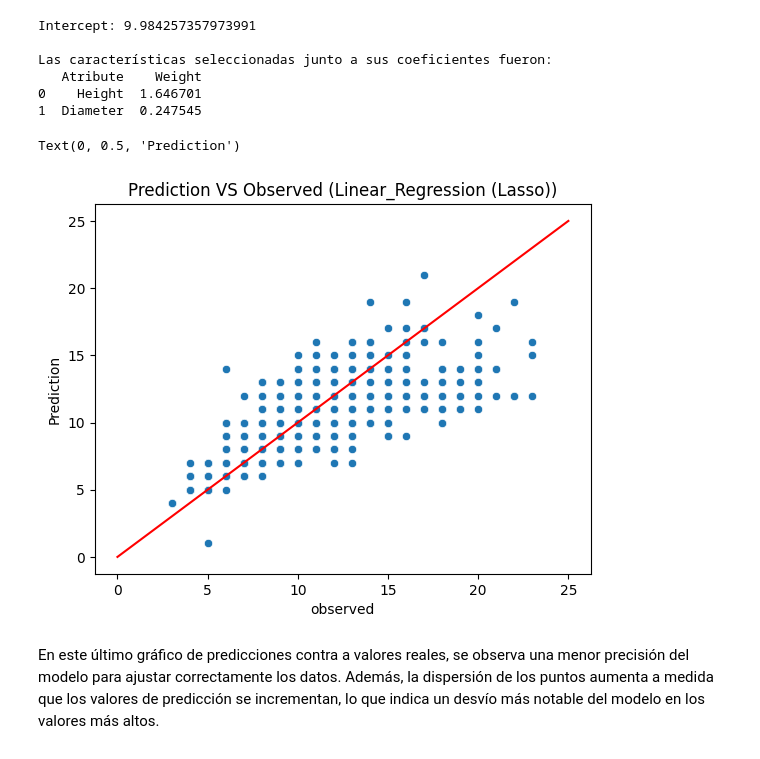
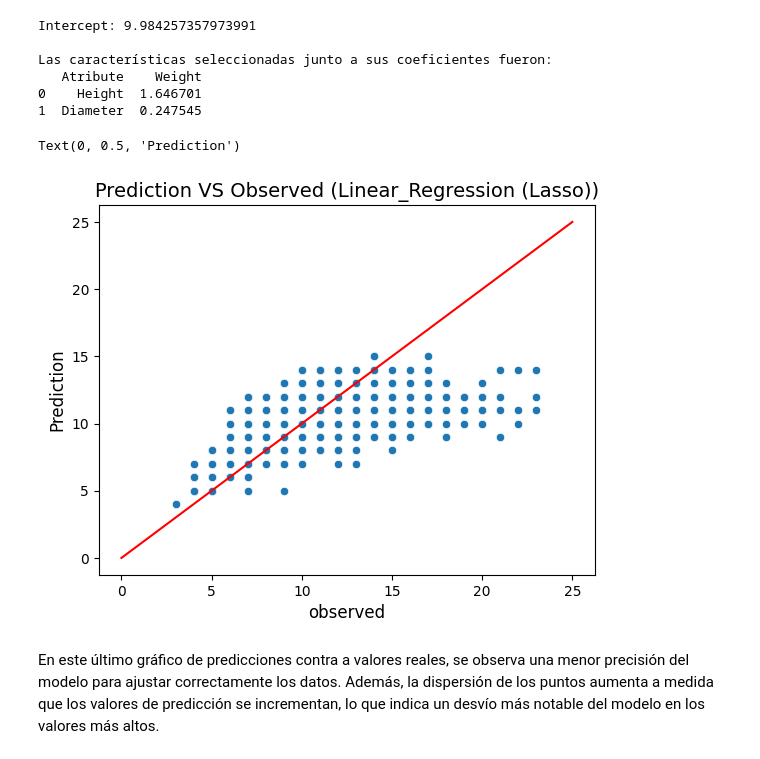
Before and after one commit to bautistaturri/EntregaIAA, a Jupyter notebook: Abalones_Entrega_Final.ipynb, the cells around one changed output. Cells and saved outputs as stored; diff of their text form; code cells hidden in the pictures.

```diff
--- a/Abalones_Entrega_Final.ipynb
+++ b/Abalones_Entrega_Final.ipynb
@@ -481,15 +481,15 @@ Las características seleccionadas junto a sus coeficientes fueron:
 0    Height  1.646701
 1  Diameter  0.247545
 # %%
-sns.scatterplot(x=y_test, y=lrlasso_test_pred_red)
+sns.scatterplot(x=y_test, y=lrlive_test_pred)
 
 plt.plot([0,25],[0,25], color='red')
-plt.title('Prediction VS Observed (Linear_Regression (Lasso))')
-plt.xlabel('observed')
-plt.ylabel('Prediction')
+plt.title('Prediction VS Observed (Linear_Regression (Lasso))', fontsize= 14)
+plt.xlabel('observed', fontsize= 12)
+plt.ylabel('Prediction', fontsize= 12)
 # %% [output]
 Text(0, 0.5, 'Prediction')
-[figure, old version]
+[figure, new version]
 # %% [markdown]
 En este último gráfico de predicciones contra a valores reales, se observa una menor precisión del modelo para ajustar correctamente los datos. Además, la dispersión de los puntos aumenta a medida que los valores de predicción se incrementan, lo que indica un desvío más notable del modelo en los valores más altos.
 # %% [markdown]
```
Also changed, not shown: parts of 6 cells of this notebook.
